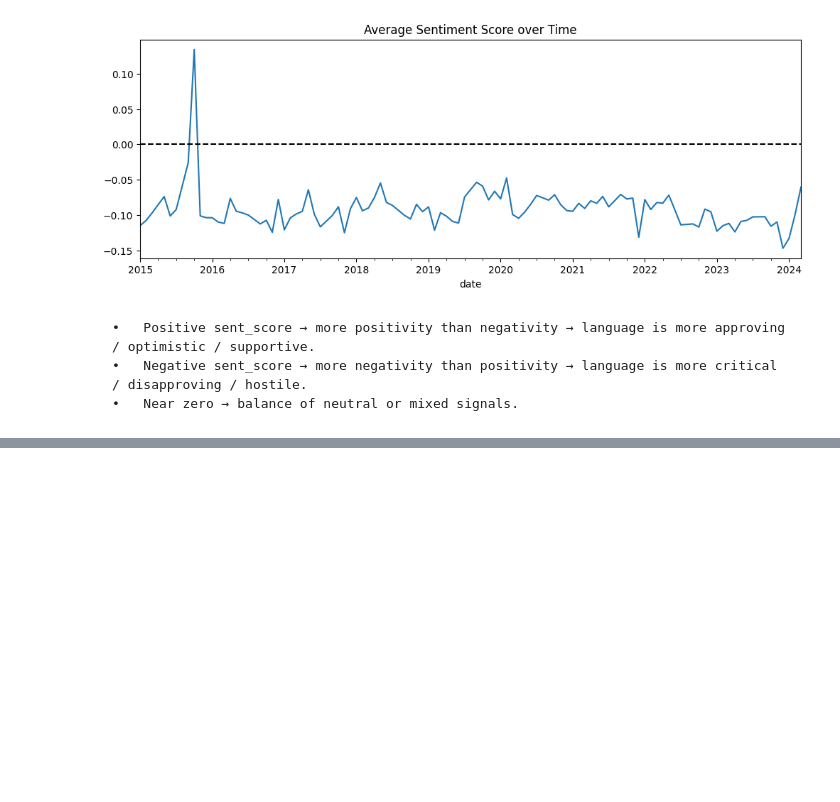
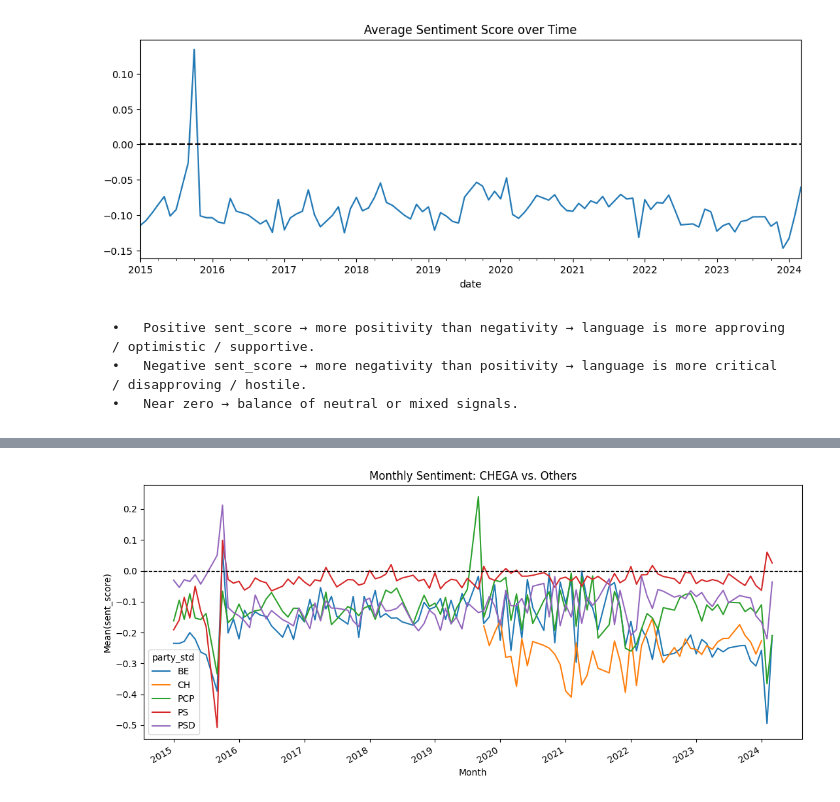
Before and after one commit to elisaonder/master-thesis, a Jupyter notebook: Sentiment_Analysis.ipynb, the cells around one changed output, grey strips where cells are left out. Saved outputs shown, nothing was run; the diff lists cells and outputs as text; code cells hidden in the pictures; blank space fills up the shorter version.

```diff
--- a/Sentiment_Analysis.ipynb
+++ b/Sentiment_Analysis.ipynb
@@ -461,0 +453,23 @@ Name: count, dtype: int64
+# %%
+df["date"] = pd.to_datetime(df["date"], errors="coerce")
+df = df.dropna(subset=["date"]).reset_index(drop=True)
+df["month"] = df["date"].dt.to_period("M").dt.to_timestamp()
+
+monthly_party = (
+    df.groupby(["party_std","month"], as_index=False)
+      .agg(mean_score=("sent_score","mean"), n=("sent_score","size"))
+)
+wide = monthly_party.pivot(index="month", columns="party_std", values="mean_score").sort_index()
+
+top6 = df["party_std"].value_counts().head(6).index
+sel = [p for p in top6 if p in wide.columns]
+
+plt.figure(figsize=(11,5))
+for p in sel:
+    plt.plot(wide.index, wide[p], label=p)
+plt.axhline(0, color="k", lw=1, ls="--")
+plt.title("Monthly mean sentiment by party")
+plt.xlabel("Month"); plt.ylabel("Mean(sent_score)")
+plt.legend(ncol=3)
+plt.tight_layout()
+plt.show()
@@ -461,0 +489,19 @@ Name: count, dtype: int64
+# %%
+parties = ["CH", "PS", "PSD", "BE", "PCP"]
+sel = [p for p in parties if p in df["party_std"].unique()]
+
+subset = (
+    df[df["party_std"].isin(sel)]
+      .groupby(["month","party_std"])["sent_score"]
+      .mean()
+      .unstack()
+      .sort_index()
+)
+
+subset.plot(figsize=(11,5))
+plt.axhline(0, color="k", lw=1, ls="--")
+plt.title("Monthly Sentiment: CHEGA vs. Others")
+plt.xlabel("Month"); plt.ylabel("Mean(sent_score)")
+plt.tight_layout(); plt.show()
+# %% [output]
+[figure, added]
```
Also changed, not shown: parts of 21 cells of this notebook.
